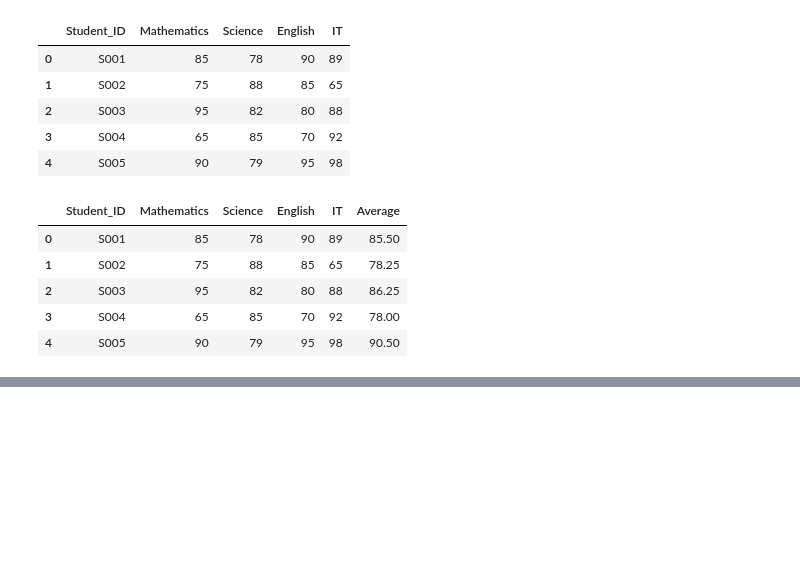
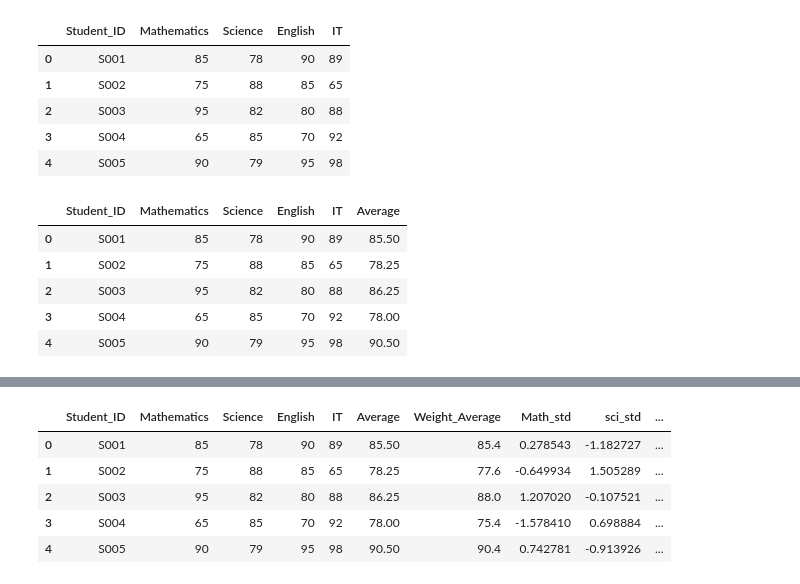
Before and after one commit to Zakira-Abdurahman/Qiyas_AI, a Jupyter notebook: lab16.ipynb, the cells around one changed output, grey strips where cells are left out. Cells and saved outputs as stored; diff of their text form; code cells hidden in the pictures; blank space fills up the shorter version.

```diff
--- a/lab16.ipynb
+++ b/lab16.ipynb
@@ -136,0 +162,22 @@ result
+# %%
+def assign_grade(weighted_avg):
+    if weighted_avg >= 85:
+        return 'A'
+    elif weighted_avg >= 75:
+        return 'B'
+    elif weighted_avg >= 65:
+        return 'C'
+    elif weighted_avg >= 55:
+        return 'D'
+    else:
+        return 'F'
+
+result["Final_Grade"] = result["Weight_Average"].apply(assign_grade)
+result
+# %% [output]
+|  | Student_ID | Mathematics | Science | English | IT | Average | Weight_Average | Math_std | sci_std | ... |
+| 0 | S001 | 85 | 78 | 90 | 89 | 85.50 | 85.4 | 0.278543 | -1.182727 | ... |
+| 1 | S002 | 75 | 88 | 85 | 65 | 78.25 | 77.6 | -0.649934 | 1.505289 | ... |
+| 2 | S003 | 95 | 82 | 80 | 88 | 86.25 | 88.0 | 1.207020 | -0.107521 | ... |
+| 3 | S004 | 65 | 85 | 70 | 92 | 78.00 | 75.4 | -1.578410 | 0.698884 | ... |
+| 4 | S005 | 90 | 79 | 95 | 98 | 90.50 | 90.4 | 0.742781 | -0.913926 | ... |
```
Also changed, not shown: parts of 3 cells of this notebook, 1 other file.
